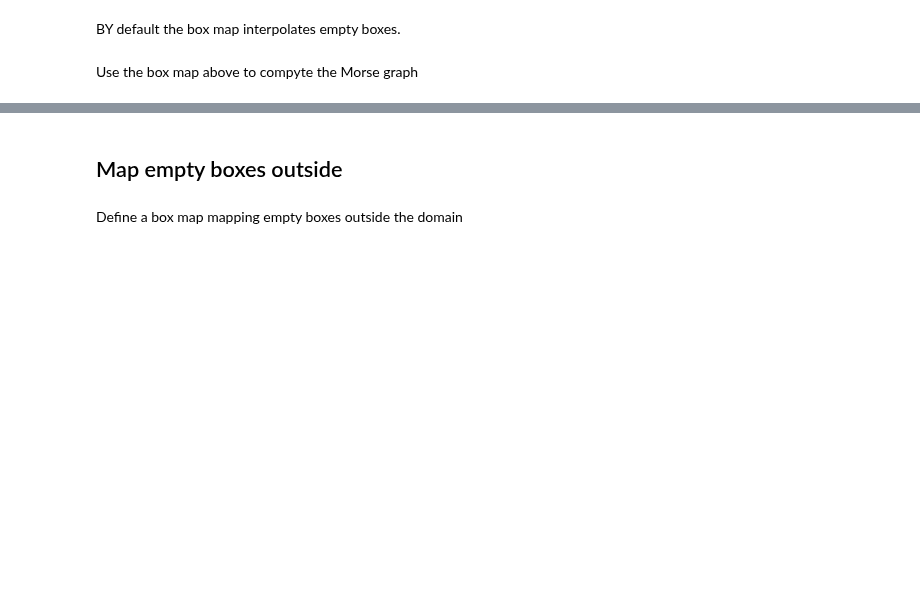
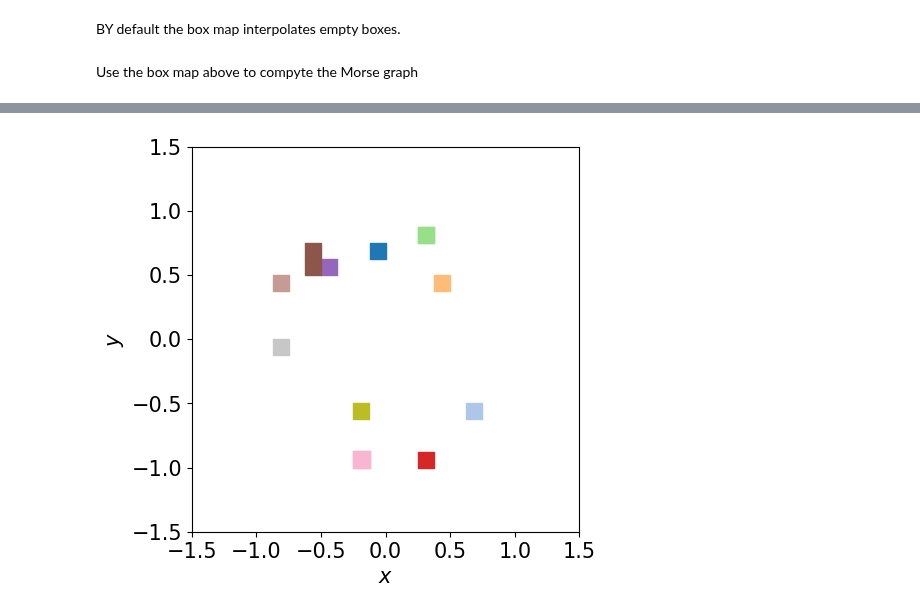
Before and after one commit to bernardorivas/CMGDB, a Jupyter notebook: examples/BoxMap_Hybrid.ipynb, the cells around one changed output, grey strips where cells are left out. Drawn from its saved outputs; the diff is of its cells as text; code cells hidden in the pictures; blank space fills up the shorter version.

```diff
--- a/examples/BoxMap_Hybrid.ipynb
+++ b/examples/BoxMap_Hybrid.ipynb
@@ -66,4 +197,0 @@ CMGDB.PlotMorseSets(morse_graph, fig_w=5, fig_h=5)
-# %% [markdown]
-## Map empty boxes outside
-# %% [markdown]
-Define a box map mapping empty boxes outside the domain
@@ -74,0 +198,4 @@ F = CMGDB.BoxMapData(X, Y, map_empty='outside', lower_bounds=lower_bounds, upper
+# %%
+CMGDB.PlotMorseSets(morse_graph, fig_w=5, fig_h=5,morse_nodes=list(range(11)),ylim=[-1.5,1.5],xlim=[-1.5,1.5])
+# %% [output]
+[figure, added]
```
Also changed, not shown: parts of 32 cells of this notebook, 1 other file.
